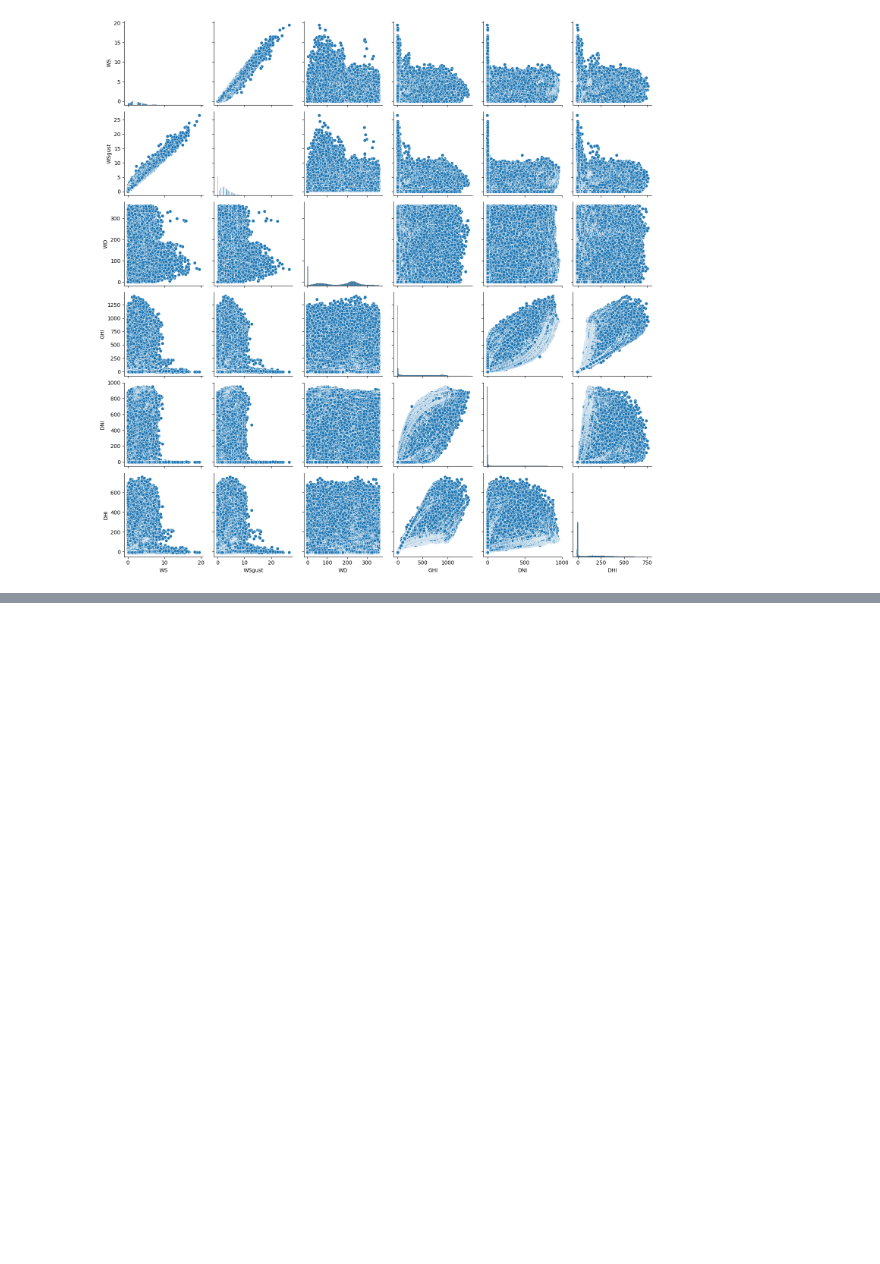
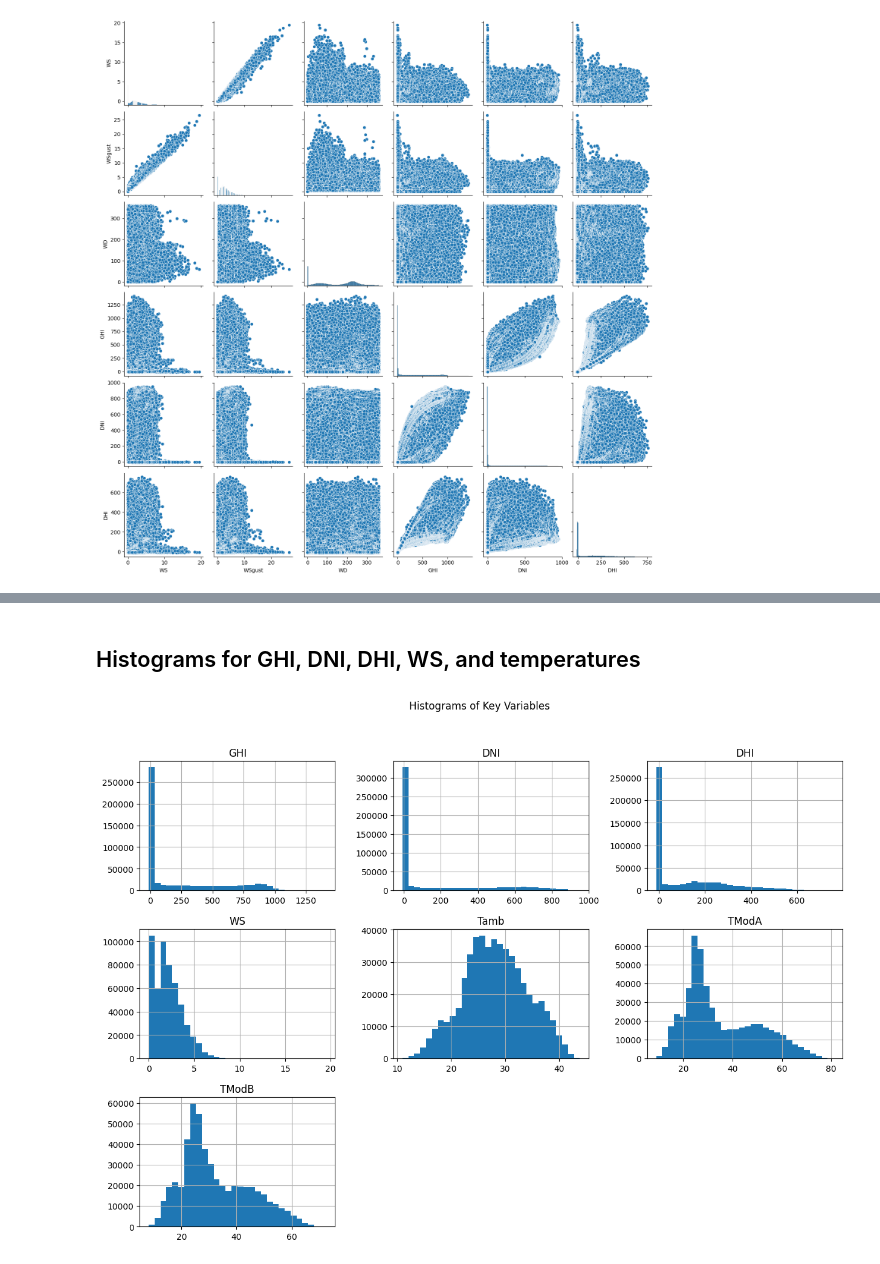
Before and after one commit to doffn/week_0_EDA, a Jupyter notebook: notebooks/week_0.ipynb, the cells around one changed output, grey strips where cells are left out. Saved outputs shown, nothing was run; the diff lists cells and outputs as text; code cells hidden in the pictures; blank space fills up the shorter version.

```diff
--- a/notebooks/week_0.ipynb
+++ b/notebooks/week_0.ipynb
@@ -292,0 +314,8 @@ plt.show()
+# %% [markdown]
+## Histograms for GHI, DNI, DHI, WS, and temperatures
+# %%
+data[['GHI', 'DNI', 'DHI', 'WS', 'Tamb', 'TModA', 'TModB']].hist(bins=30, figsize=(15, 10))
+plt.suptitle('Histograms of Key Variables')
+plt.show()
+# %% [output]
+[figure, added]
```
Also changed, not shown: parts of 4 cells of this notebook, 1 other file.
